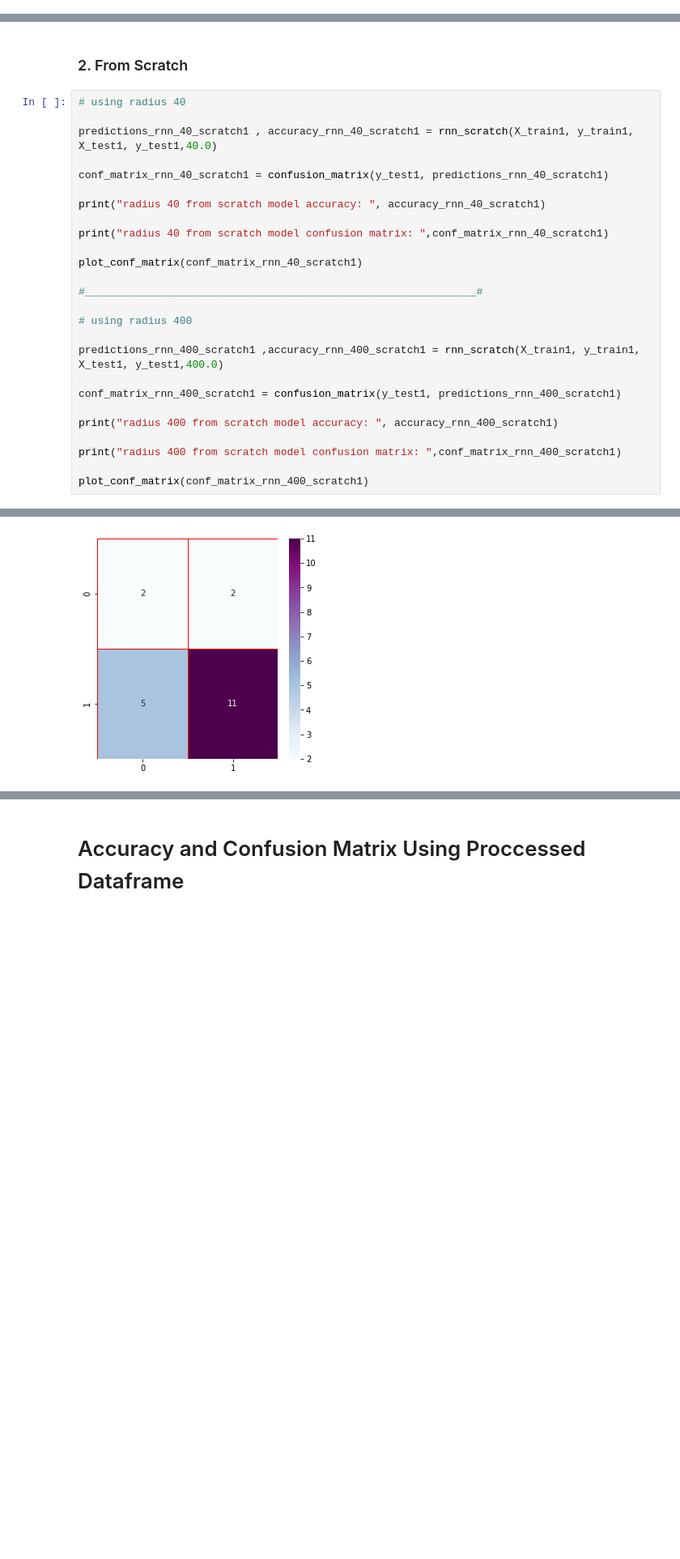
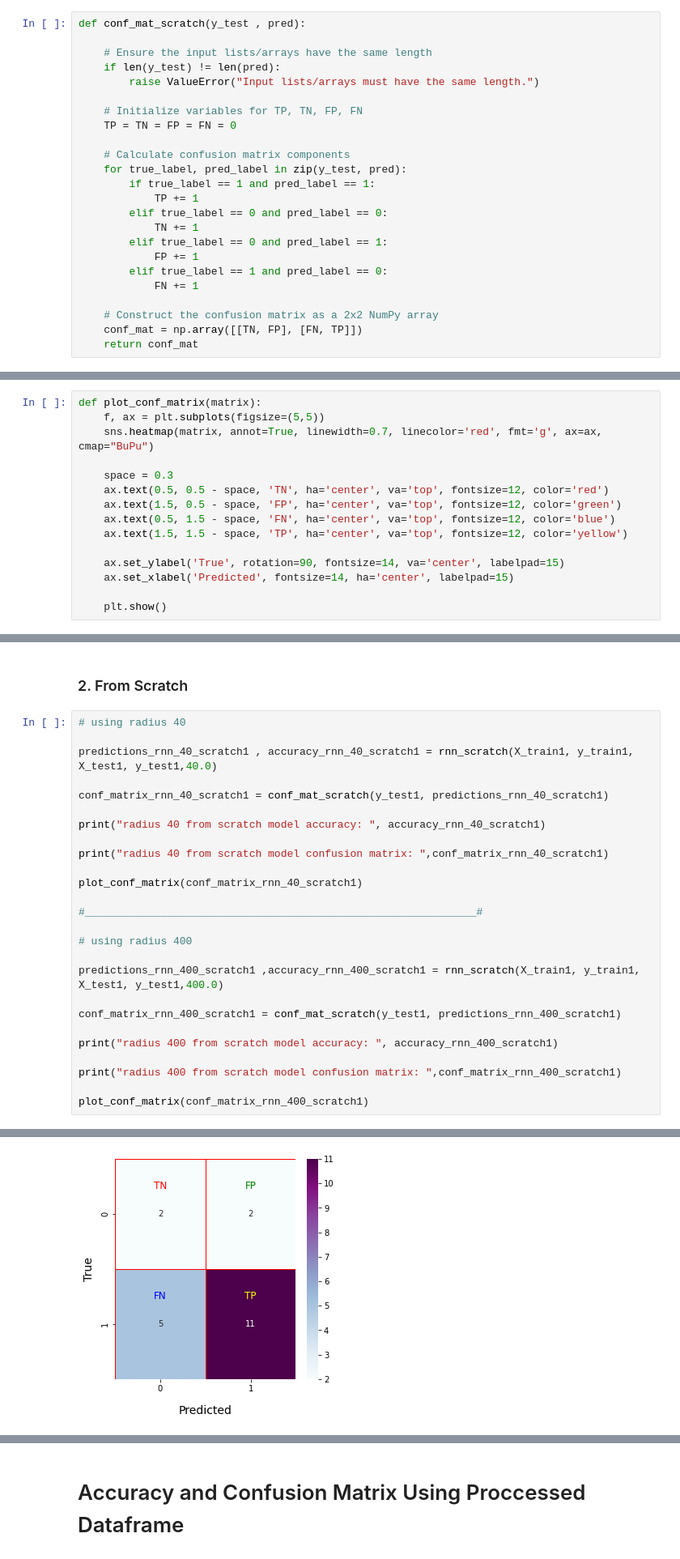
Before and after one commit to mayekhaled0/ML-for-BioRobotics, a Jupyter notebook: Task 2- team 8/task2.ipynb, the cells around one changed output, grey strips where cells are left out. Shown at 81% size. Drawn from its saved outputs; the diff is of its cells as text; blank space fills up the shorter version.

```diff
--- a/Task 2- team 8/task2.ipynb
+++ b/Task 2- team 8/task2.ipynb
@@ -382,0 +381,24 @@ def plot_conf_matrix(matrix):
+# %%
+def conf_mat_scratch(y_test , pred):
+
+    # Ensure the input lists/arrays have the same length
+    if len(y_test) != len(pred):
+        raise ValueError("Input lists/arrays must have the same length.")
+
+    # Initialize variables for TP, TN, FP, FN
+    TP = TN = FP = FN = 0
+
+    # Calculate confusion matrix components
+    for true_label, pred_label in zip(y_test, pred):
+        if true_label == 1 and pred_label == 1:
+            TP += 1
+        elif true_label == 0 and pred_label == 0:
+            TN += 1
+        elif true_label == 0 and pred_label == 1:
+            FP += 1
+        elif true_label == 1 and pred_label == 0:
+            FN += 1
+
+    # Construct the confusion matrix as a 2x2 NumPy array
+    conf_mat = np.array([[TN, FP], [FN, TP]])
+    return conf_mat
@@ -383,3 +407,18 @@ def plot_conf_matrix(matrix):
+# %%
+def plot_conf_matrix(matrix):
+    f, ax = plt.subplots(figsize=(5,5))
+    sns.heatmap(matrix, annot=True, linewidth=0.7, linecolor='red', fmt='g', ax=ax, cmap="BuPu")
+
+    space = 0.3
+    ax.text(0.5, 0.5 - space, 'TN', ha='center', va='top', fontsize=12, color='red')
+    ax.text(1.5, 0.5 - space, 'FP', ha='center', va='top', fontsize=12, color='green')
+    ax.text(0.5, 1.5 - space, 'FN', ha='center', va='top', fontsize=12, color='blue')
+    ax.text(1.5, 1.5 - space, 'TP', ha='center', va='top', fontsize=12, color='yellow')
+
+    ax.set_ylabel('True', rotation=90, fontsize=14, va='center', labelpad=15)
+    ax.set_xlabel('Predicted', fontsize=14, ha='center', labelpad=15)
+
+    plt.show()
 # %% [markdown]
 # Accuracy and Confusion Matrix using Original Dataframe
 # %%
@@ -530,34 +569,34 @@ radius 400 sklearn model confusion matrix:  [[ 1  3]
 # %%
 # using radius 40
 
 predictions_rnn_40_scratch1 , accuracy_rnn_40_scratch1 = rnn_scratch(X_train1, y_train1, X_test1, y_test1,40.0)
 
-conf_matrix_rnn_40_scratch1 = confusion_matrix(y_test1, predictions_rnn_40_scratch1)
+conf_matrix_rnn_40_scratch1 = conf_mat_scratch(y_test1, predictions_rnn_40_scratch1)
 
 print("radius 40 from scratch model accuracy: ", accuracy_rnn_40_scratch1)
 
 print("radius 40 from scratch model confusion matrix: ",conf_matrix_rnn_40_scratch1)
 
 plot_conf_matrix(conf_matrix_rnn_40_scratch1)
 
 #______________________________________________________________#
 
 # using radius 400
 
 predictions_rnn_400_scratch1 ,accuracy_rnn_400_scratch1 = rnn_scratch(X_train1, y_train1, X_test1, y_test1,400.0)
 
-conf_matrix_rnn_400_scratch1 = confusion_matrix(y_test1, predictions_rnn_400_scratch1)
+conf_matrix_rnn_400_scratch1 = conf_mat_scratch(y_test1, predictions_rnn_400_scratch1)
 
 print("radius 400 from scratch model accuracy: ", accuracy_rnn_400_scratch1)
 
 print("radius 400 from scratch model confusion matrix: ",conf_matrix_rnn_400_scratch1)
 
 plot_conf_matrix(conf_matrix_rnn_400_scratch1)
 # %% [output]
 radius 40 from scratch model accuracy:  65.0
 radius 40 from scratch model confusion matrix:  [[ 2  2]
  [ 5 11]]
-[figure, old version]
+[figure, new version]
 radius 400 from scratch model accuracy:  80.0
 radius 400 from scratch model confusion matrix:  [[ 1  3]
  [ 1 15]]
```
Also changed, not shown: parts of 13 cells of this notebook.
